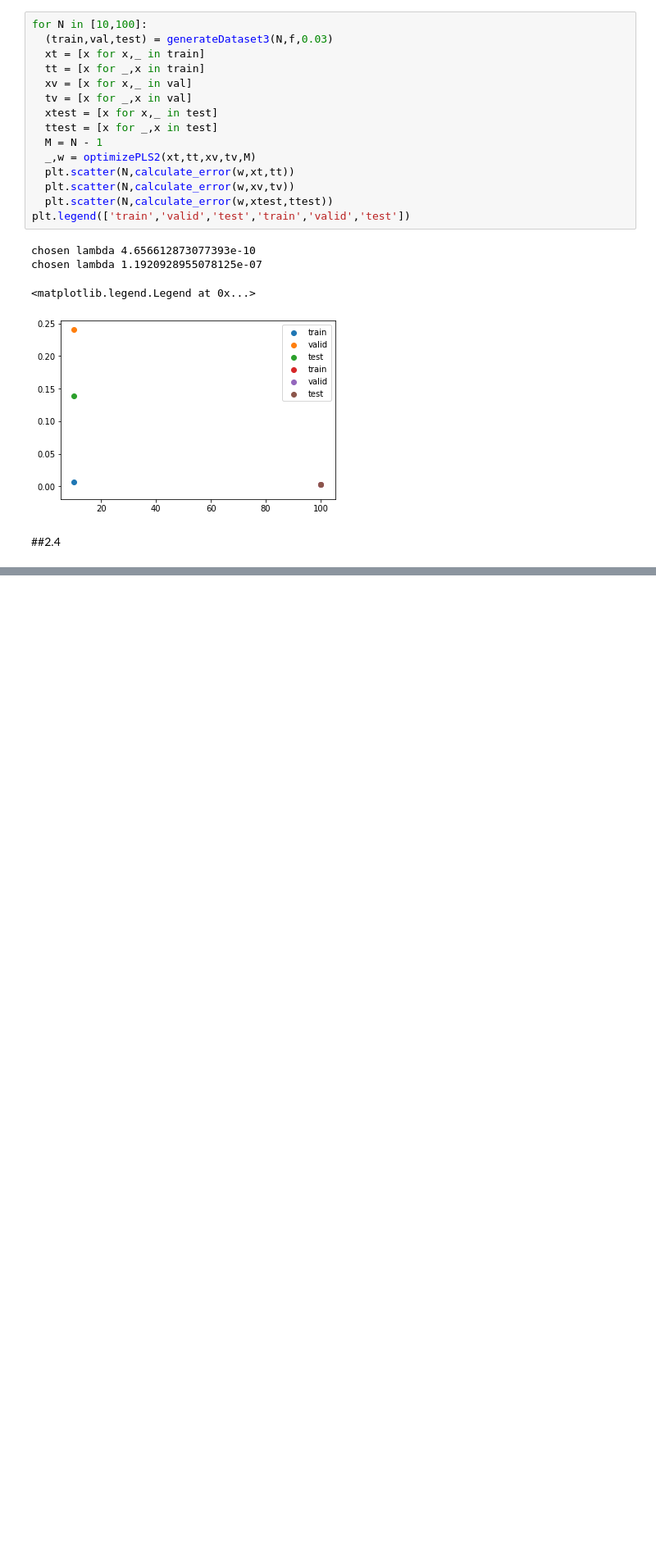
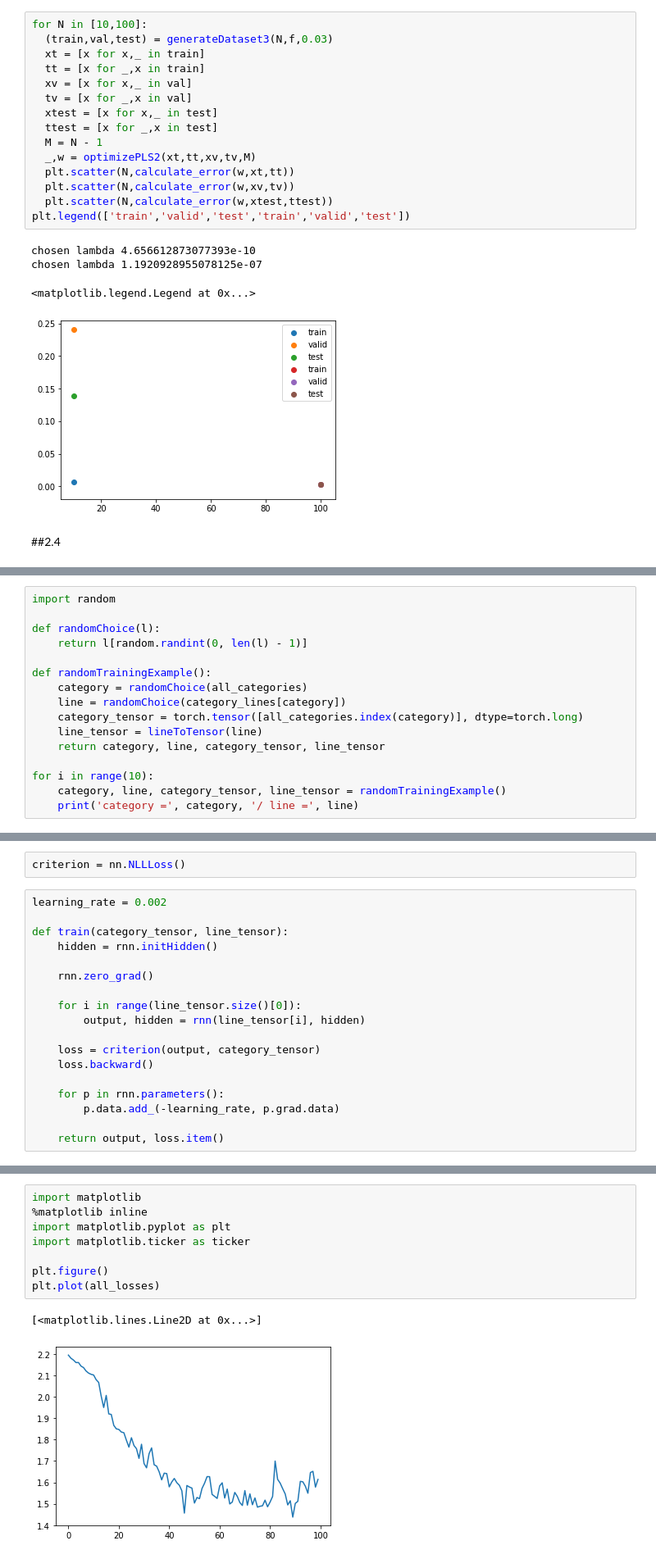
Before and after one commit to NitCoh/NLPAss1, a Jupyter notebook: part1.ipynb, the cells around one changed output, grey strips where cells are left out. Shown at 82% size. Drawn from its saved outputs; the diff is of its cells as text; blank space fills up the shorter version.

```diff
--- a/part1.ipynb
+++ b/part1.ipynb
@@ -880,0 +1051,16 @@ var(1)
+# %%
+import random
+
+def randomChoice(l):
+    return l[random.randint(0, len(l) - 1)]
+
+def randomTrainingExample():
+    category = randomChoice(all_categories)
+    line = randomChoice(category_lines[category])
+    category_tensor = torch.tensor([all_categories.index(category)], dtype=torch.long)
+    line_tensor = lineToTensor(line)
+    return category, line, category_tensor, line_tensor
+
+for i in range(10):
+    category, line, category_tensor, line_tensor = randomTrainingExample()
+    print('category =', category, '/ line =', line)
@@ -880,0 +1078,20 @@ var(1)
+# %%
+criterion = nn.NLLLoss()
+# %%
+learning_rate = 0.002
+
+def train(category_tensor, line_tensor):
+    hidden = rnn.initHidden()
+
+    rnn.zero_grad()
+
+    for i in range(line_tensor.size()[0]):
+        output, hidden = rnn(line_tensor[i], hidden)
+
+    loss = criterion(output, category_tensor)
+    loss.backward()
+
+    for p in rnn.parameters():
+        p.data.add_(-learning_rate, p.grad.data)
+
+    return output, loss.item()
@@ -880,0 +1157,11 @@ var(1)
+# %%
+import matplotlib
+%matplotlib inline
+import matplotlib.pyplot as plt
+import matplotlib.ticker as ticker
+
+plt.figure()
+plt.plot(all_losses)
+# %% [output]
+[<matplotlib.lines.Line2D at 0x...>]
+[figure, added]
```
Also changed, not shown: parts of 35 cells of this notebook.
